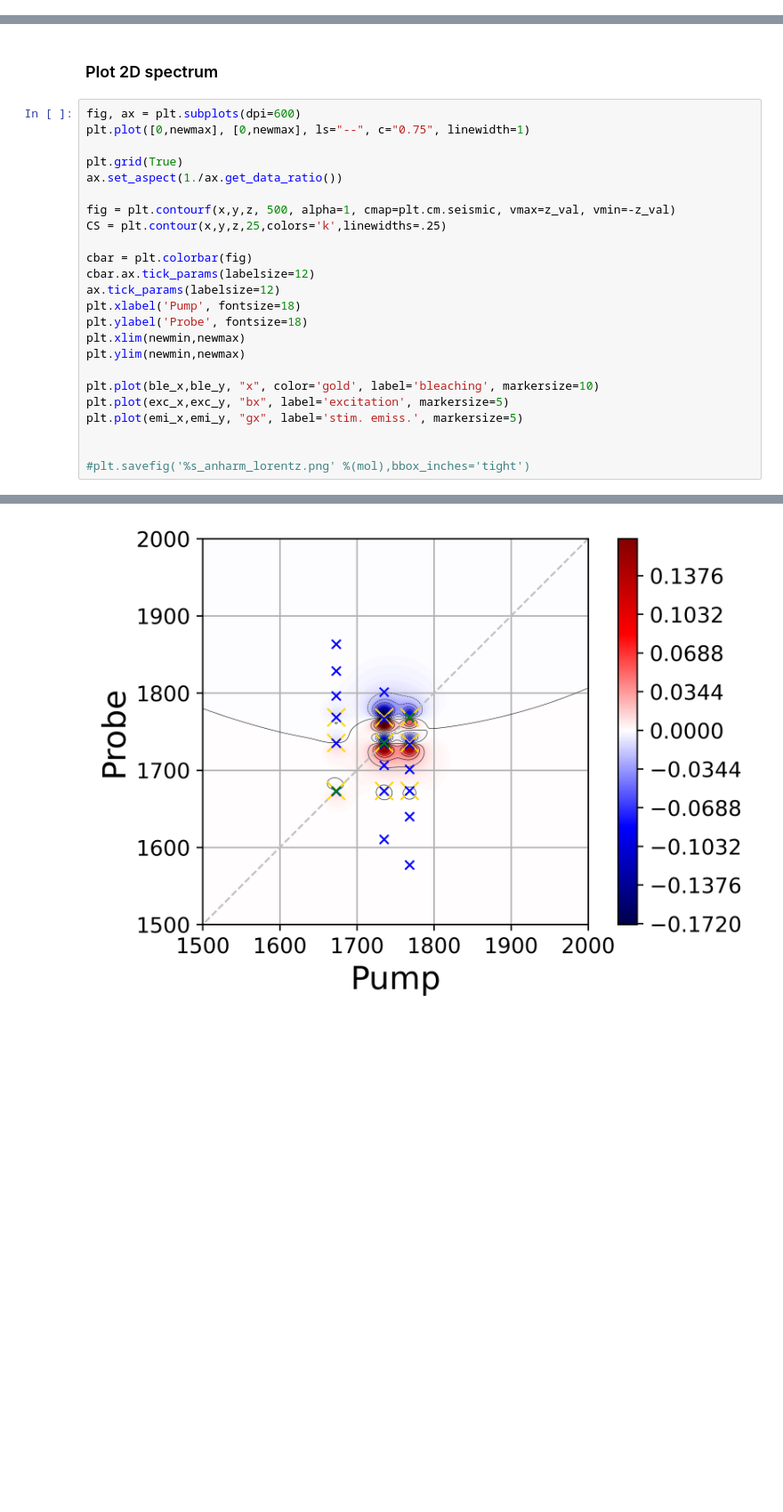
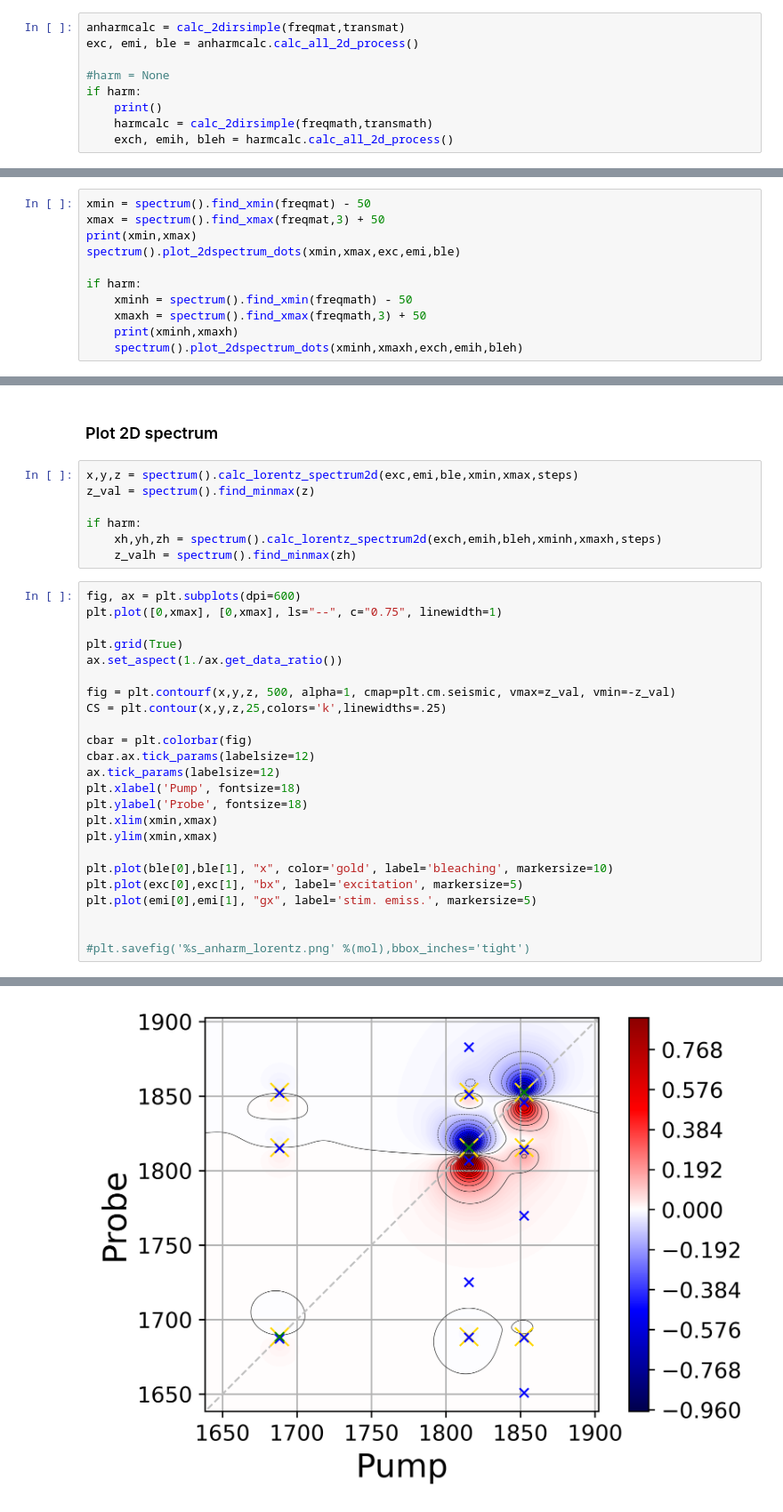
Before and after one commit to chjacob-tubs/Vibrations2D, a Jupyter notebook: New_2DIR.ipynb, the cells around one changed output, grey strips where cells are left out. Shown at 89% size. Drawn from its saved outputs; the diff is of its cells as text; blank space fills up the shorter version.

```diff
--- a/New_2DIR.ipynb
+++ b/New_2DIR.ipynb
@@ -66,2 +32,11 @@ chose max:  0.11366788465412081
+# %%
+anharmcalc = calc_2dirsimple(freqmat,transmat)
+exc, emi, ble = anharmcalc.calc_all_2d_process()
+
+#harm = None
+if harm:
+    print()
+    harmcalc = calc_2dirsimple(freqmath,transmath)
+    exch, emih, bleh = harmcalc.calc_all_2d_process()
 # %% [markdown]
 ### Plot position of peaks
@@ -88,0 +43,11 @@ if harm:
+# %%
+xmin = spectrum().find_xmin(freqmat) - 50
+xmax = spectrum().find_xmax(freqmat,3) + 50
+print(xmin,xmax)
+spectrum().plot_2dspectrum_dots(xmin,xmax,exc,emi,ble)
+
+if harm:
+    xminh = spectrum().find_xmin(freqmath) - 50
+    xmaxh = spectrum().find_xmax(freqmath,3) + 50
+    print(xminh,xmaxh)
+    spectrum().plot_2dspectrum_dots(xminh,xmaxh,exch,emih,bleh)
@@ -89,32 +59,39 @@ if harm:
 # %% [markdown]
 ### Plot 2D spectrum
+# %%
+x,y,z = spectrum().calc_lorentz_spectrum2d(exc,emi,ble,xmin,xmax,steps)
+z_val = spectrum().find_minmax(z)
+
+if harm:
+    xh,yh,zh = spectrum().calc_lorentz_spectrum2d(exch,emih,bleh,xminh,xmaxh,steps)
+    z_valh = spectrum().find_minmax(zh)
 # %%
 fig, ax = plt.subplots(dpi=600)
-plt.plot([0,newmax], [0,newmax], ls="--", c="0.75", linewidth=1)
+plt.plot([0,xmax], [0,xmax], ls="--", c="0.75", linewidth=1)
 
 plt.grid(True)
 ax.set_aspect(1./ax.get_data_ratio())
 
 fig = plt.contourf(x,y,z, 500, alpha=1, cmap=plt.cm.seismic, vmax=z_val, vmin=-z_val)
 CS = plt.contour(x,y,z,25,colors='k',linewidths=.25)
 
 cbar = plt.colorbar(fig)
 cbar.ax.tick_params(labelsize=12)
 ax.tick_params(labelsize=12)
 plt.xlabel('Pump', fontsize=18)
 plt.ylabel('Probe', fontsize=18)
-plt.xlim(newmin,newmax)
-plt.ylim(newmin,newmax)
+plt.xlim(xmin,xmax)
+plt.ylim(xmin,xmax)
 
-plt.plot(ble_x,ble_y, "x", color='gold', label='bleaching', markersize=10)
-plt.plot(exc_x,exc_y, "bx", label='excitation', markersize=5)
-plt.plot(emi_x,emi_y, "gx", label='stim. emiss.', markersize=5)
+plt.plot(ble[0],ble[1], "x", color='gold', label='bleaching', markersize=10)
+plt.plot(exc[0],exc[1], "bx", label='excitation', markersize=5)
+plt.plot(emi[0],emi[1], "gx", label='stim. emiss.', markersize=5)
 
 
 #plt.savefig('%s_anharm_lorentz.png' %(mol),bbox_inches='tight')
 # %% [output]
 [<matplotlib.lines.Line2D at 0x...>]
-[figure, old version]
+[figure, new version]
 # %%
 if harm:
     fig, ax = plt.subplots(dpi=600)
```
Also changed, not shown: parts of 7 cells of this notebook.
